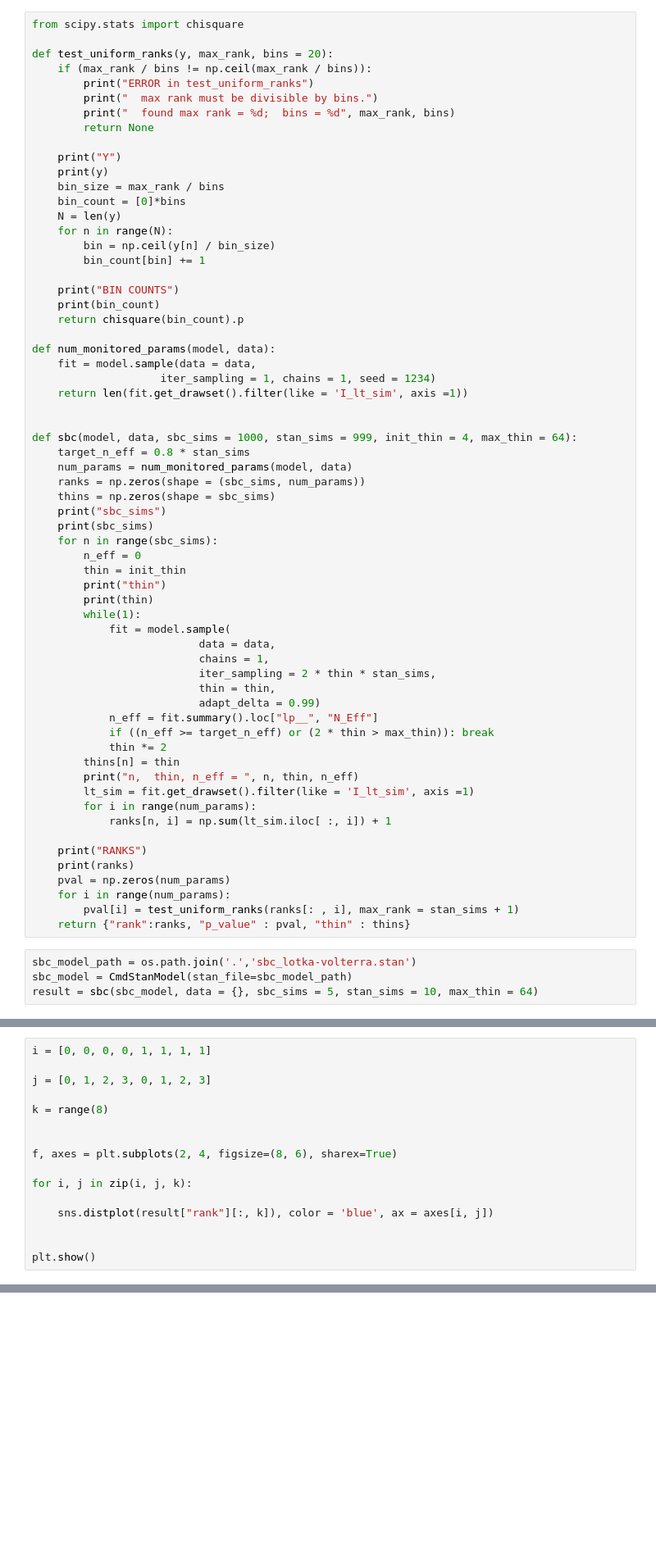
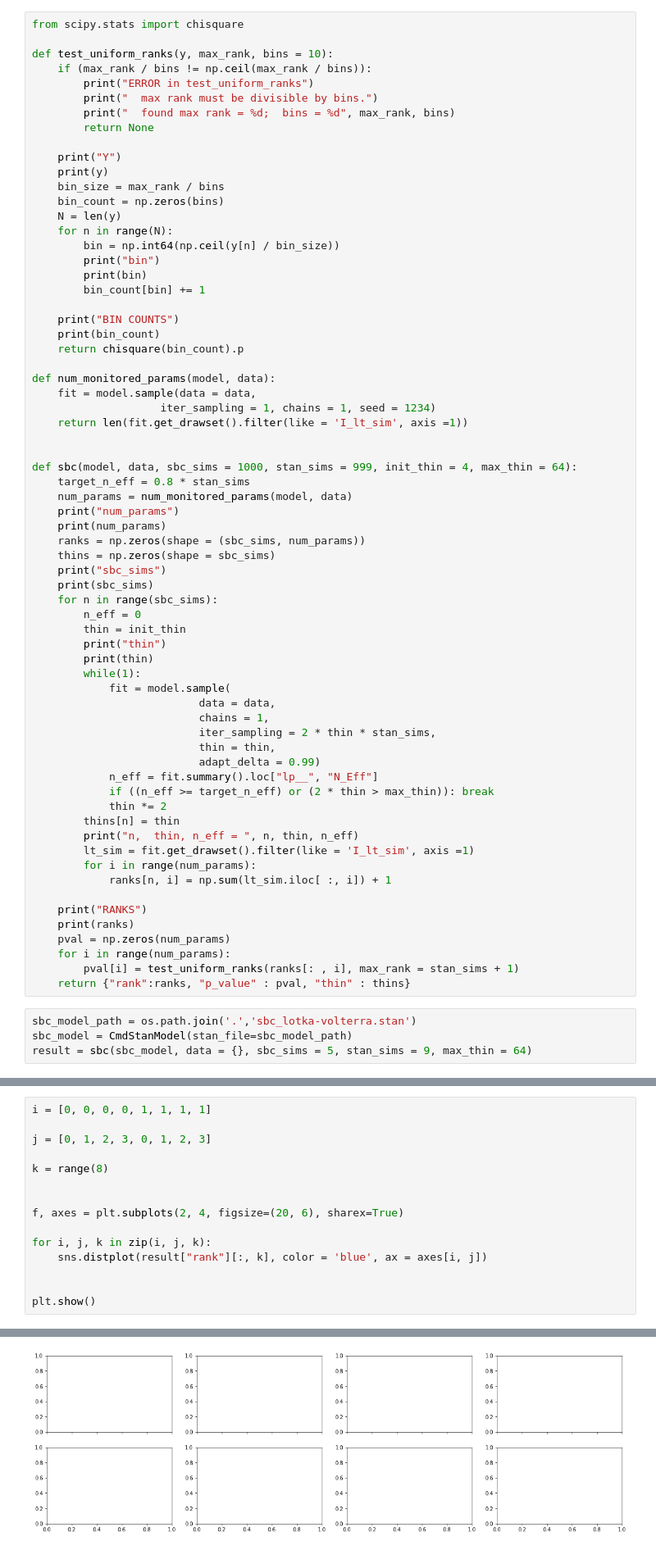
Before and after one commit to StanKorea/casestudy, a Jupyter notebook: lotka-volterra/20Stan_lotka_volterra.ipynb, the cells around one changed output, grey strips where cells are left out. Shown: that part at 82% size. Saved outputs shown, nothing was run; the diff lists cells and outputs as text; blank space fills up the shorter version.

Commit message:
changed uniform plot & uniform test code

```diff
--- a/lotka-volterra/20Stan_lotka_volterra.ipynb
+++ b/lotka-volterra/20Stan_lotka_volterra.ipynb
@@ -724,7 +724,7 @@ Write a Stan model to simulate data from this model. First simulate parameters f
 # %%
 from scipy.stats import chisquare
 
-def test_uniform_ranks(y, max_rank, bins = 20):
+def test_uniform_ranks(y, max_rank, bins = 10):
     if (max_rank / bins != np.ceil(max_rank / bins)):
         print("ERROR in test_uniform_ranks")
         print("  max rank must be divisible by bins.")
@@ -734,10 +734,12 @@ def test_uniform_ranks(y, max_rank, bins = 20):
     print("Y")
     print(y)
     bin_size = max_rank / bins
-    bin_count = [0]*bins
+    bin_count = np.zeros(bins)
     N = len(y)
     for n in range(N):
-        bin = np.ceil(y[n] / bin_size)
+        bin = np.int64(np.ceil(y[n] / bin_size))
+        print("bin")
+        print(bin)
         bin_count[bin] += 1
 
     print("BIN COUNTS")
@@ -753,6 +755,8 @@ def num_monitored_params(model, data):
 def sbc(model, data, sbc_sims = 1000, stan_sims = 999, init_thin = 4, max_thin = 64):
     target_n_eff = 0.8 * stan_sims
     num_params = num_monitored_params(model, data)
+    print("num_params")
+    print(num_params)
     ranks = np.zeros(shape = (sbc_sims, num_params))
     thins = np.zeros(shape = sbc_sims)
     print("sbc_sims")
@@ -787,5 +791,5 @@ def sbc(model, data, sbc_sims = 1000, stan_sims = 999, init_thin = 4, max_thin =
 # %%
 sbc_model_path = os.path.join('.','sbc_lotka-volterra.stan')
 sbc_model = CmdStanModel(stan_file=sbc_model_path)
-result = sbc(sbc_model, data = {}, sbc_sims = 5, stan_sims = 10, max_thin = 64)
+result = sbc(sbc_model, data = {}, sbc_sims = 5, stan_sims = 9, max_thin = 64)
 # %% [output]
@@ -838,11 +847,10 @@ j = [0, 1, 2, 3, 0, 1, 2, 3]
 k = range(8)
 
 
-f, axes = plt.subplots(2, 4, figsize=(8, 6), sharex=True)
+f, axes = plt.subplots(2, 4, figsize=(20, 6), sharex=True)
 
-for i, j in zip(i, j, k):
-
-    sns.distplot(result["rank"][:, k]), color = 'blue', ax = axes[i, j])
+for i, j, k in zip(i, j, k):
+    sns.distplot(result["rank"][:, k], color = 'blue', ax = axes[i, j])
 
 
 plt.show()
@@ -851,3 +859,4 @@ SyntaxError: invalid syntax (<ipython-input-33-d54eb22414f2>, line 12)
+[figure, added]
 # %% [markdown]
 ## References
 
```
Also changed, not shown: parts of 7 cells of this notebook.
